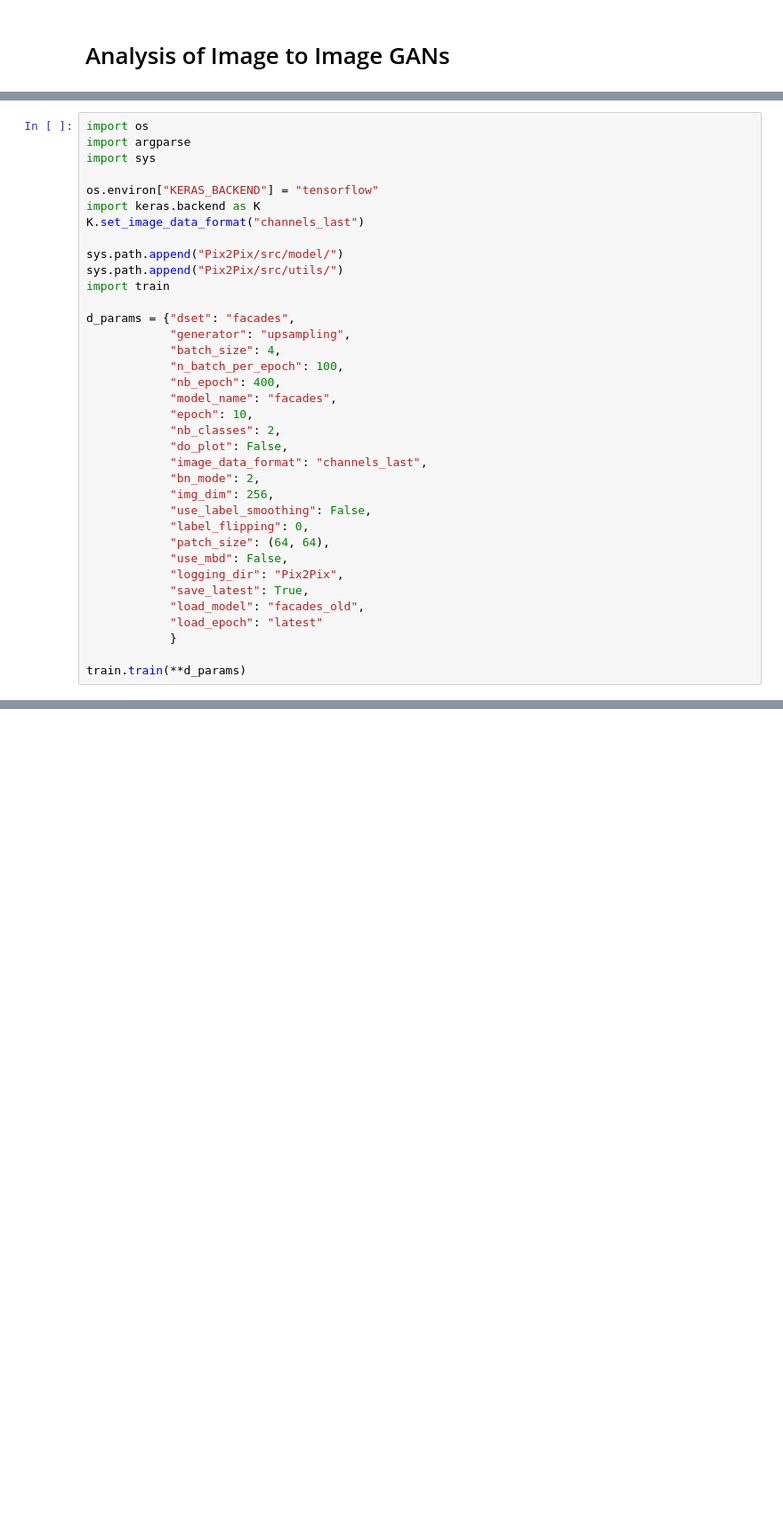
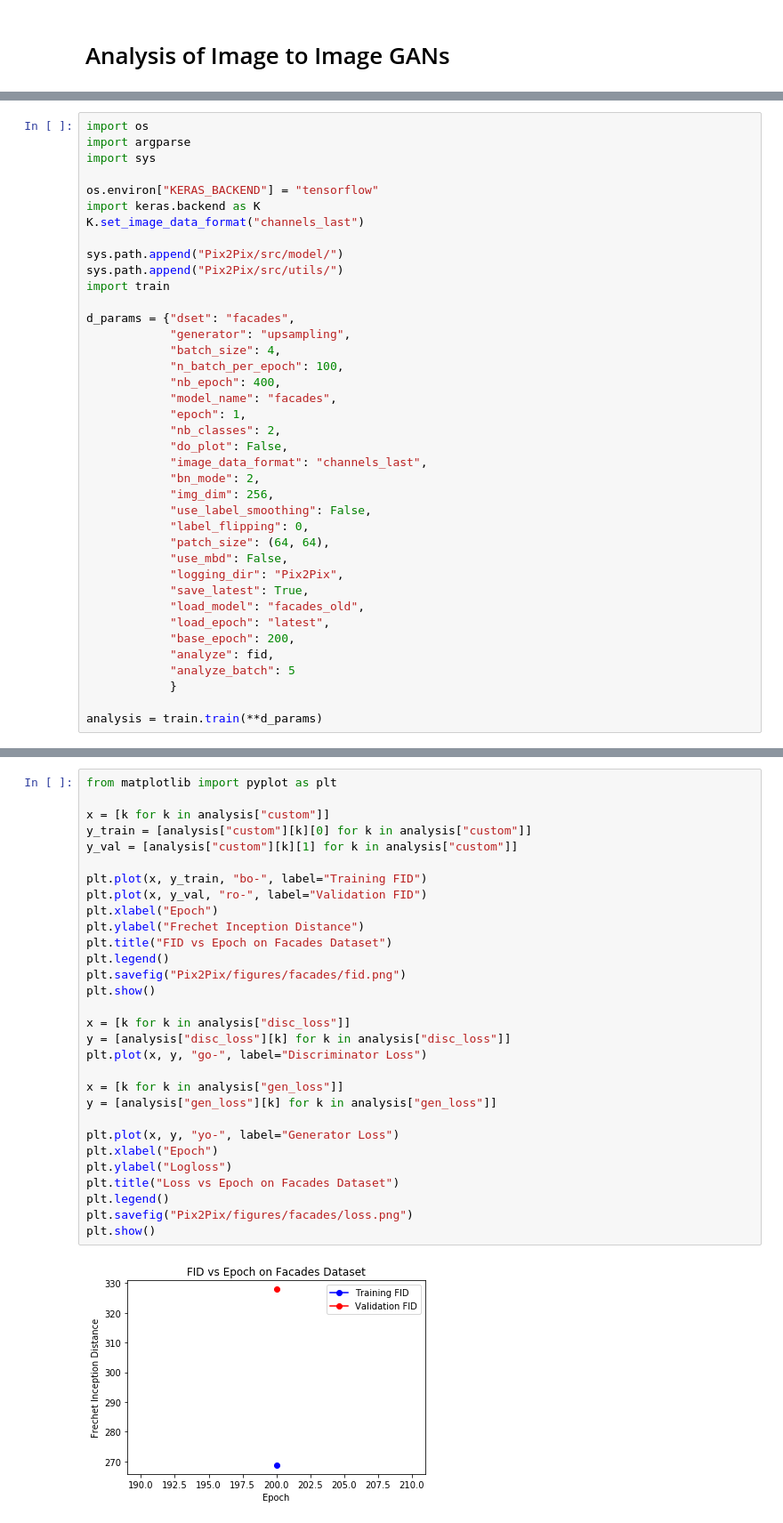
Before and after one commit to sagardsaxena/GAN, a Jupyter notebook: analyze.ipynb, the cells around one changed output, grey strips where cells are left out. Shown at 89% size. Saved outputs shown, nothing was run; the diff lists cells and outputs as text; blank space fills up the shorter version.

Commit message:
Add Synchronous Analysis and Graphing

```diff
--- a/analyze.ipynb
+++ b/analyze.ipynb
@@ -47,7 +59,7 @@ d_params = {"dset": "facades",
             "n_batch_per_epoch": 100,
             "nb_epoch": 400,
             "model_name": "facades",
-            "epoch": 10,
+            "epoch": 1,
             "nb_classes": 2,
             "do_plot": False,
             "image_data_format": "channels_last",
@@ -60,9 +72,12 @@ d_params = {"dset": "facades",
             "logging_dir": "Pix2Pix",
             "save_latest": True,
             "load_model": "facades_old",
-            "load_epoch": "latest"
+            "load_epoch": "latest",
+            "base_epoch": 200,
+            "analyze": fid,
+            "analyze_batch": 5
             }
 
-train.train(**d_params)
+analysis = train.train(**d_params)
 # %% [output]
 Start training
@@ -69,0 +86,32 @@ Epoch 1/400, Time: 812.6493449211121
+# %%
+from matplotlib import pyplot as plt
+
+x = [k for k in analysis["custom"]]
+y_train = [analysis["custom"][k][0] for k in analysis["custom"]]
+y_val = [analysis["custom"][k][1] for k in analysis["custom"]]
+
+plt.plot(x, y_train, "bo-", label="Training FID")
+plt.plot(x, y_val, "ro-", label="Validation FID")
+plt.xlabel("Epoch")
+plt.ylabel("Frechet Inception Distance")
+plt.title("FID vs Epoch on Facades Dataset")
+plt.legend()
+plt.savefig("Pix2Pix/figures/facades/fid.png")
+plt.show()
+
+x = [k for k in analysis["disc_loss"]]
+y = [analysis["disc_loss"][k] for k in analysis["disc_loss"]]
+plt.plot(x, y, "go-", label="Discriminator Loss")
+
+x = [k for k in analysis["gen_loss"]]
+y = [analysis["gen_loss"][k] for k in analysis["gen_loss"]]
+
+plt.plot(x, y, "yo-", label="Generator Loss")
+plt.xlabel("Epoch")
+plt.ylabel("Logloss")
+plt.title("Loss vs Epoch on Facades Dataset")
+plt.legend()
+plt.savefig("Pix2Pix/figures/facades/loss.png")
+plt.show()
+# %% [output]
+[figure, added]
```
Also changed, not shown: parts of 5 cells of this notebook, 2 other files.
